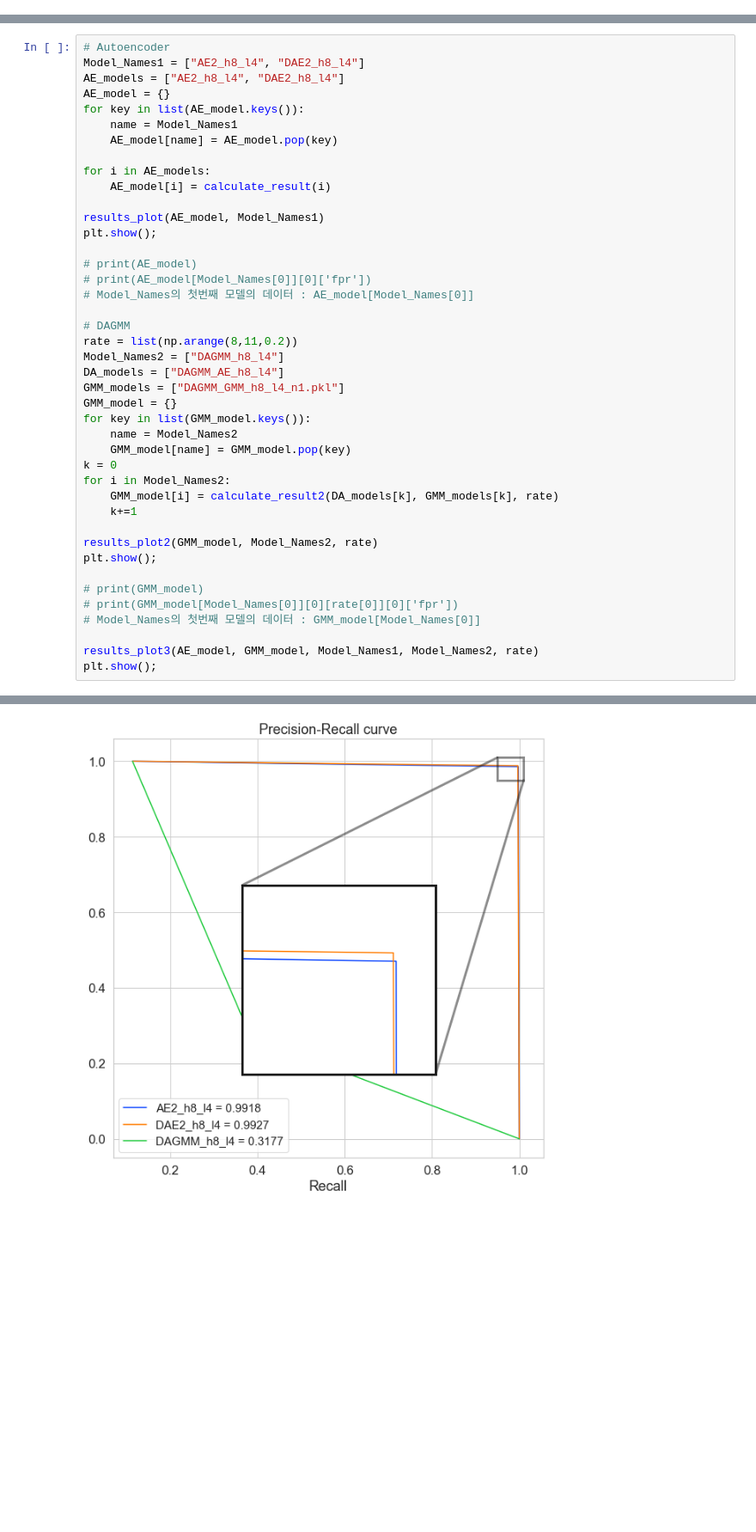
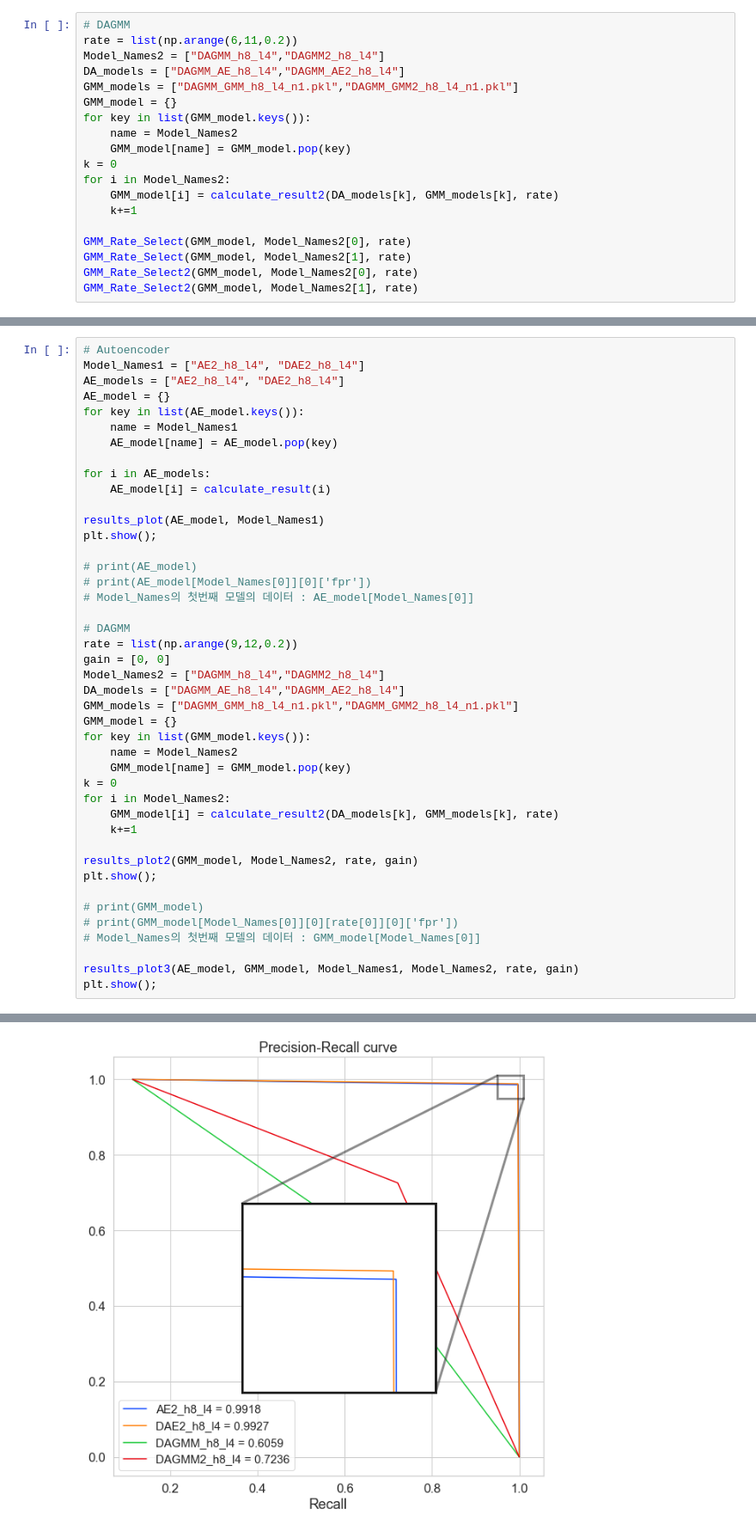
Before and after one commit to 98uranus/Autoencoder, a Jupyter notebook: Performance_graph2.ipynb, the cells around one changed output, grey strips where cells are left out. Shown at 86% size. Saved outputs shown, nothing was run; the diff lists cells and outputs as text; blank space fills up the shorter version.

```diff
--- a/Performance_graph2.ipynb
+++ b/Performance_graph2.ipynb
@@ -288,0 +321,19 @@ def results_plot3(AE_model, GMM_model,  Model_Names1, Model_Names2, rate):
+# %%
+# DAGMM
+rate = list(np.arange(6,11,0.2))
+Model_Names2 = ["DAGMM_h8_l4","DAGMM2_h8_l4"]
+DA_models = ["DAGMM_AE_h8_l4","DAGMM_AE2_h8_l4"]
+GMM_models = ["DAGMM_GMM_h8_l4_n1.pkl","DAGMM_GMM2_h8_l4_n1.pkl"]
+GMM_model = {}
+for key in list(GMM_model.keys()):
+    name = Model_Names2
+    GMM_model[name] = GMM_model.pop(key)
+k = 0
+for i in Model_Names2:
+    GMM_model[i] = calculate_result2(DA_models[k], GMM_models[k], rate)
+    k+=1
+
+GMM_Rate_Select(GMM_model, Model_Names2[0], rate)
+GMM_Rate_Select(GMM_model, Model_Names2[1], rate)
+GMM_Rate_Select2(GMM_model, Model_Names2[0], rate)
+GMM_Rate_Select2(GMM_model, Model_Names2[1], rate)
@@ -306,10 +371,11 @@ plt.show();
 # Model_Names의 첫번째 모델의 데이터 : AE_model[Model_Names[0]]
 
 # DAGMM
-rate = list(np.arange(8,11,0.2))
-Model_Names2 = ["DAGMM_h8_l4"]
-DA_models = ["DAGMM_AE_h8_l4"]
-GMM_models = ["DAGMM_GMM_h8_l4_n1.pkl"]
+rate = list(np.arange(9,12,0.2))
+gain = [0, 0]
+Model_Names2 = ["DAGMM_h8_l4","DAGMM2_h8_l4"]
+DA_models = ["DAGMM_AE_h8_l4","DAGMM_AE2_h8_l4"]
+GMM_models = ["DAGMM_GMM_h8_l4_n1.pkl","DAGMM_GMM2_h8_l4_n1.pkl"]
 GMM_model = {}
 for key in list(GMM_model.keys()):
     name = Model_Names2
@@ -319,13 +385,13 @@ for i in Model_Names2:
     GMM_model[i] = calculate_result2(DA_models[k], GMM_models[k], rate)
     k+=1
 
-results_plot2(GMM_model, Model_Names2, rate)
+results_plot2(GMM_model, Model_Names2, rate, gain)
 plt.show();
 
 # print(GMM_model)
 # print(GMM_model[Model_Names[0]][0][rate[0]][0]['fpr'])
 # Model_Names의 첫번째 모델의 데이터 : GMM_model[Model_Names[0]]
 
-results_plot3(AE_model, GMM_model, Model_Names1, Model_Names2, rate)
+results_plot3(AE_model, GMM_model, Model_Names1, Model_Names2, rate, gain)
 plt.show();
 # %% [output]
@@ -338 +404 @@ plt.show();
-[figure, old version]
+[figure, new version]
```
Also changed, not shown: parts of 4 cells of this notebook, 17 other files.
